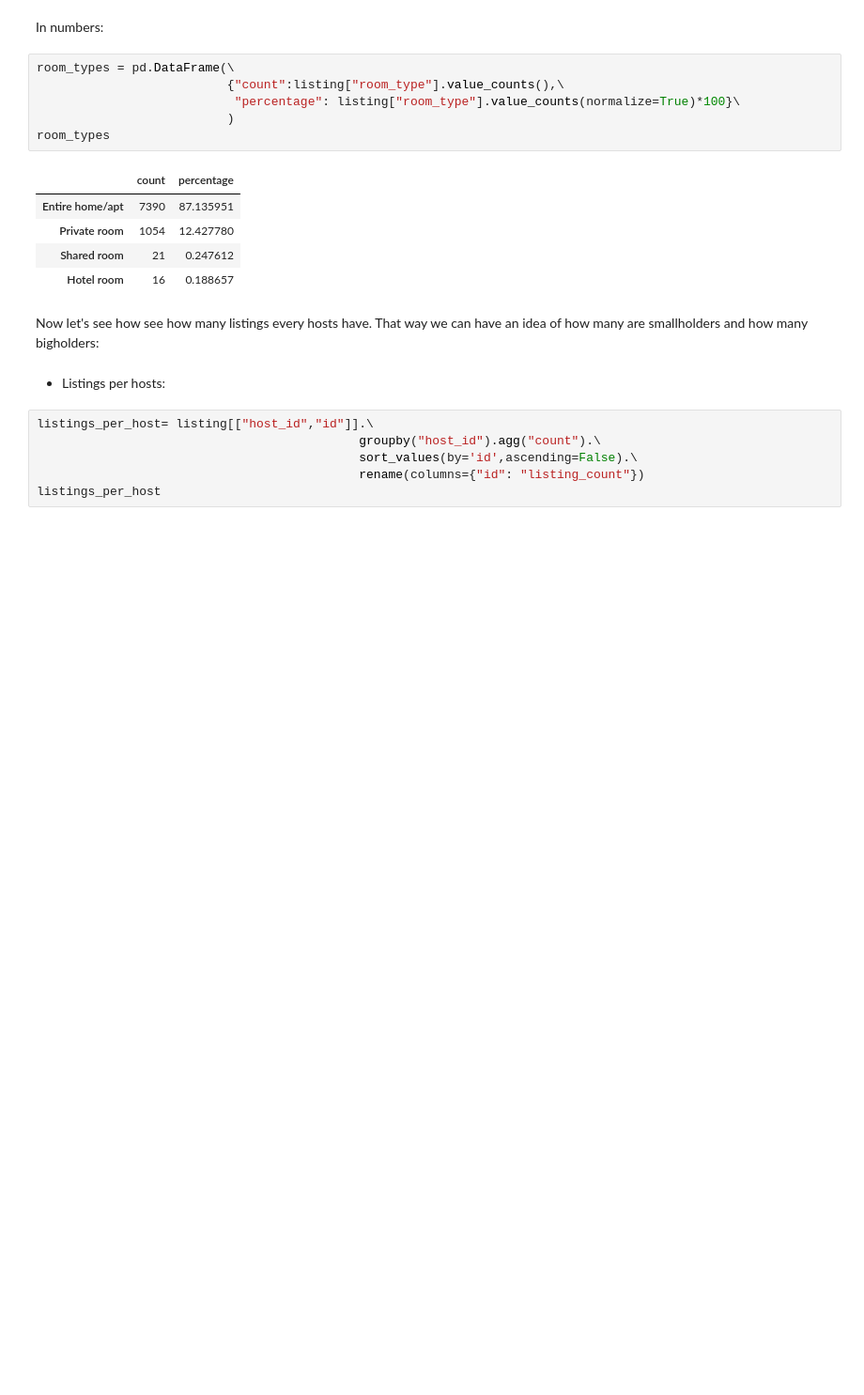
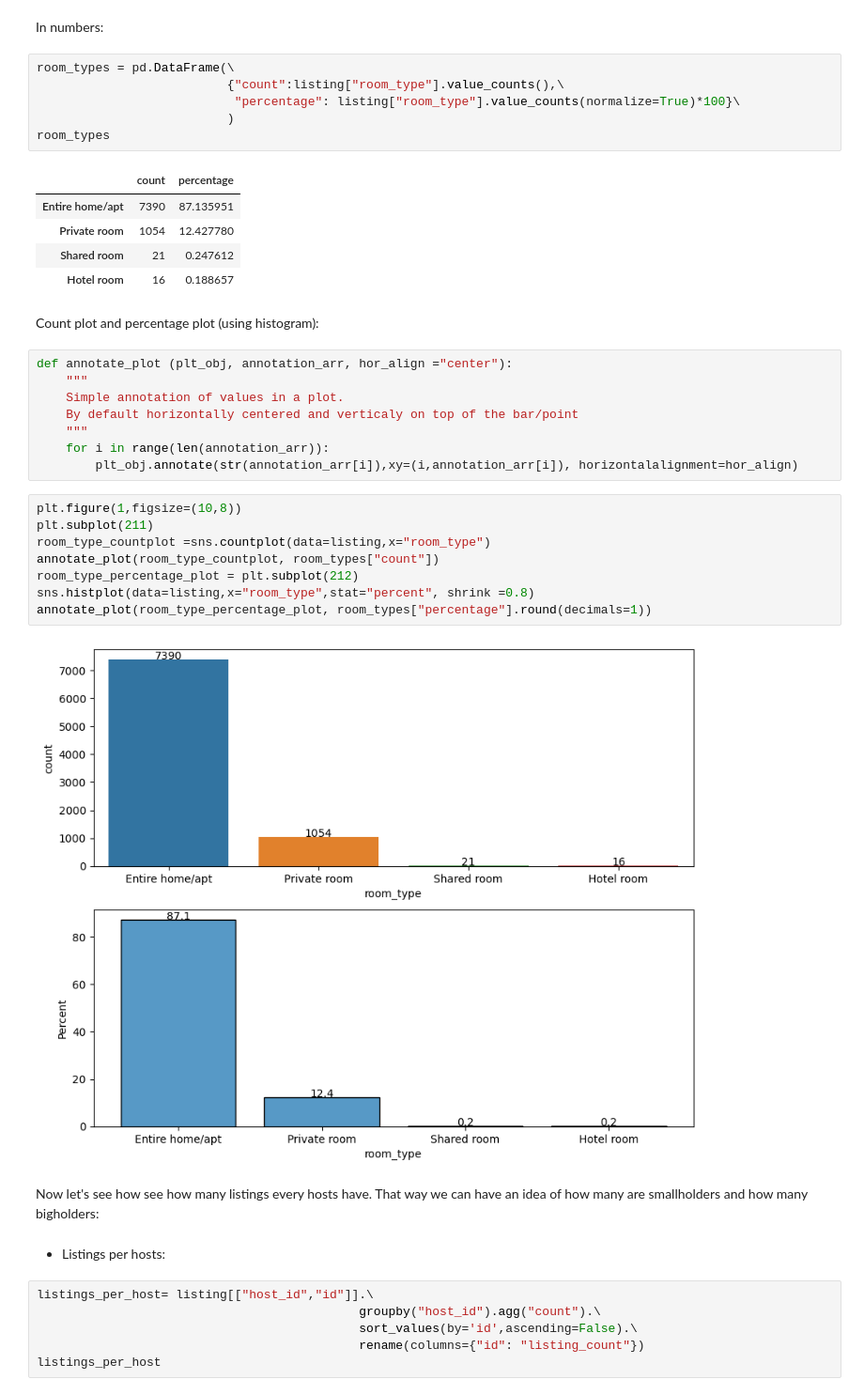
Before and after one commit to fjmmillon/airbnb-malaga-analysis, a Jupyter notebook: malaga_airbnb_analysis.ipynb, the cells around one changed output. Shown at 94% size. Cells and saved outputs as stored; diff of their text form; blank space fills up the shorter version.

Commit message:
Added annotations to graphs

```diff
--- a/malaga_airbnb_analysis.ipynb
+++ b/malaga_airbnb_analysis.ipynb
@@ -372,6 +357,26 @@ room_types
 | Private room | 1054 | 12.427780 |
 | Shared room | 21 | 0.247612 |
 | Hotel room | 16 | 0.188657 |
+# %% [markdown]
+Count plot and percentage plot (using histogram):
+# %%
+def annotate_plot (plt_obj, annotation_arr, hor_align ="center"):
+    """
+    Simple annotation of values in a plot.
+    By default horizontally centered and verticaly on top of the bar/point
+    """
+    for i in range(len(annotation_arr)):
+        plt_obj.annotate(str(annotation_arr[i]),xy=(i,annotation_arr[i]), horizontalalignment=hor_align)
+# %%
+plt.figure(1,figsize=(10,8))
+plt.subplot(211)
+room_type_countplot =sns.countplot(data=listing,x="room_type")
+annotate_plot(room_type_countplot, room_types["count"])
+room_type_percentage_plot = plt.subplot(212)
+sns.histplot(data=listing,x="room_type",stat="percent", shrink =0.8)
+annotate_plot(room_type_percentage_plot, room_types["percentage"].round(decimals=1))
+# %% [output]
+[figure, added]
 # %% [markdown]
 Now let's see how see how many listings every hosts have. That way we can have an idea of how many are smallholders and how many bigholders:
 # %% [markdown]
```
Also changed, not shown: parts of 3 cells of this notebook.
